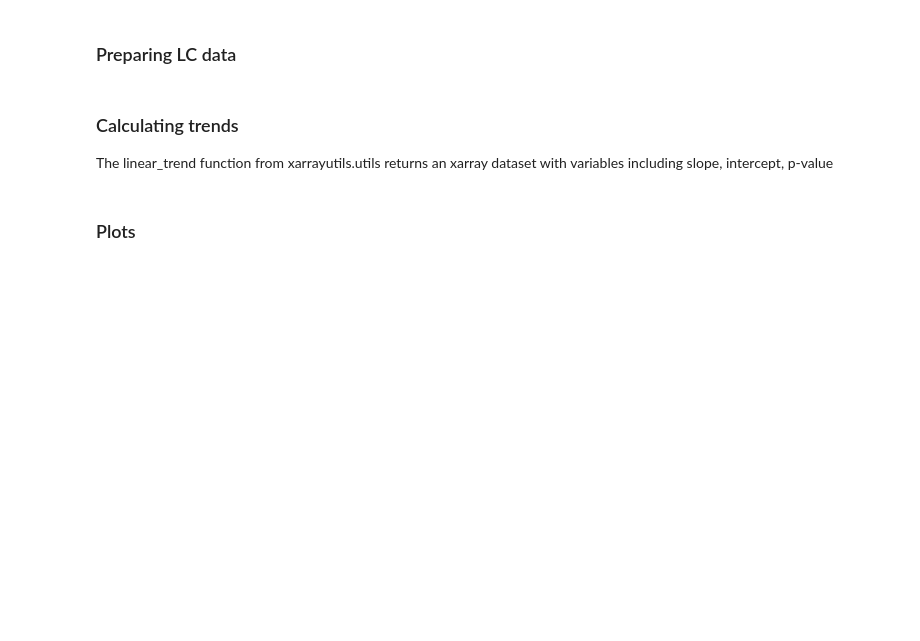
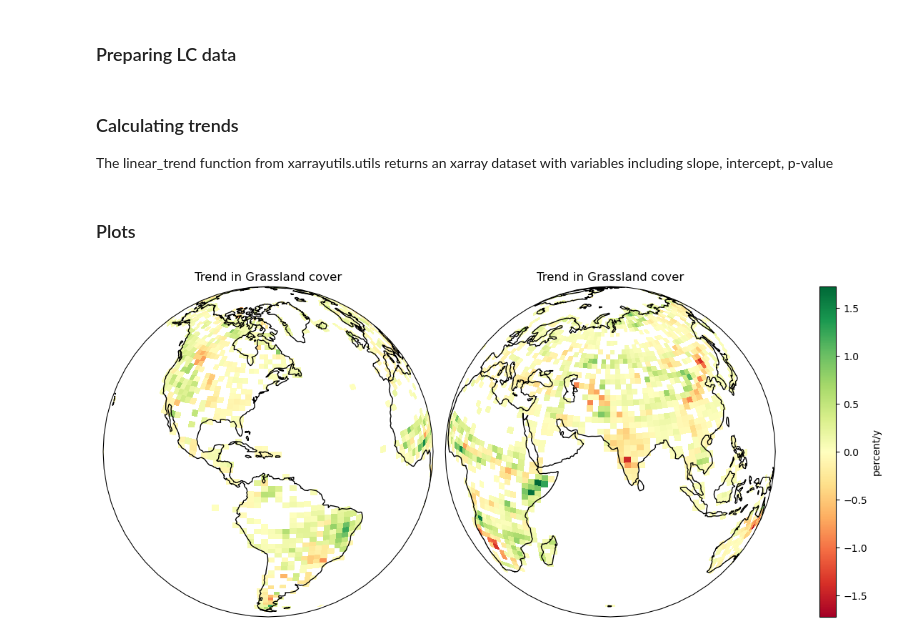
Before and after one commit to femoyano/northern-land-cover, a Jupyter notebook: 3_lcc-trends.ipynb, the cells around one changed output. Cells and saved outputs as stored; diff of their text form; code cells hidden in the pictures; blank space fills up the shorter version.

```diff
--- a/3_lcc-trends.ipynb
+++ b/3_lcc-trends.ipynb
@@ -62,7 +62,7 @@ for i in range(len(lcNames)): # [0]: # range(len(lcNames)):
     lc_trend = linear_trend(da_lc, 'time')
     lc_trend = lc_trend.to_array()
     lc_trend.attrs['units'] = 'percent/y'  # Should change to an array with units for each variable
-    lc_trend.attrs['long_name'] = 'Trend in land cover' # Should change to an array with names for each variable
+    lc_trend.attrs['long_name'] = 'Trend in ' + lcNames[i] + ' cover' # Should change to an array with names for each variable
     lc_trend.rio.write_crs(4326, inplace=True)
     ds_lcTrends[lcNames[i]] = lc_trend
 
@@ -82,7 +82,7 @@ for i in range(len(lcNamesNew)): # [0]: # range(len(lcNamesNew)):
     lc_trend = linear_trend(da_lc, 'time')
     lc_trend = lc_trend.to_array()
     lc_trend.attrs['units'] = 'percent/y'  # Should change to an array with units for each variable
-    lc_trend.attrs['long_name'] = 'Trend in land cover' # Should change to an array with names for each variable
+    lc_trend.attrs['long_name'] = 'Trend in ' + lcNamesNew[i] + ' cover' # Should change to an array with names for each variable
     lc_trend.rio.write_crs(4326, inplace=True)
     ds_lcTrends[lcNamesNew[i]] = lc_trend
 
@@ -101,31 +99,33 @@ ds_lcTrends
 # Import plotting packages
 import matplotlib.pyplot as plt
 import cartopy.crs as ccrs
 
 # ['Water', 'ENForest', 'EBForest', 'DNForest', 'DBForest',
 #     'MixForest', 'ClosedShrub', 'OpenShrub', 'WoodySavanna',
 #     'Savanna', 'Grassland', 'PermWetland', 'Cropland',
 #     'Urban', 'CropNatMosiac', 'PermSnowIce', 'Barren']
 
 # Select data to plot
-lc = 'DBForest'
+lc = 'Grassland'
 p_lim = 0.1
 
 plotdata = ds_lcTrends[lc].sel(variable='slope')
 p_val = ds_lcTrends[lc].sel(variable='p_value')
 
 fig = plt.figure(figsize=[16,6])
 ax1 = fig.add_subplot(121, projection = ccrs.Orthographic(-70, 20), facecolor="white")
 ax2 = fig.add_subplot(111, projection = ccrs.Orthographic(70, 20), facecolor="white")
 plotdata_sig = plotdata.where(p_val < p_lim) # Change the p+value limit to filter for trend significance
 p1 = plotdata_sig.plot(ax = ax1, transform=ccrs.PlateCarree(), cmap='RdYlGn', add_colorbar=False)
 p2 = plotdata_sig.plot(ax = ax2, transform=ccrs.PlateCarree(), cmap='RdYlGn', add_colorbar=False)
 ax1.set_global()
 ax1.coastlines()
 ax1.set_title(plotdata.attrs['long_name'])
 ax2.set_global()
 ax2.coastlines()
 ax2.set_title(plotdata.attrs['long_name'])
 plt.colorbar(p1, label=plotdata.attrs['units'])
 # plt.colorbar(p2, label=co2InvT.isel(time=0).attrs['units'])
 plt.show()
+# %% [output]
+[figure, added]
```
Also changed, not shown: parts of 1 cell of this notebook.
